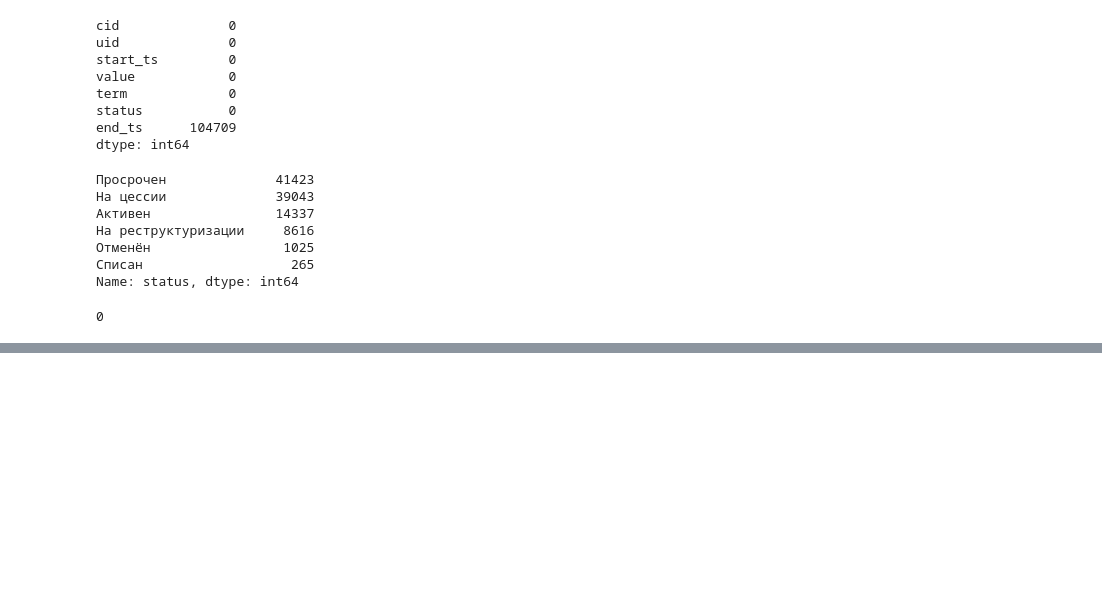
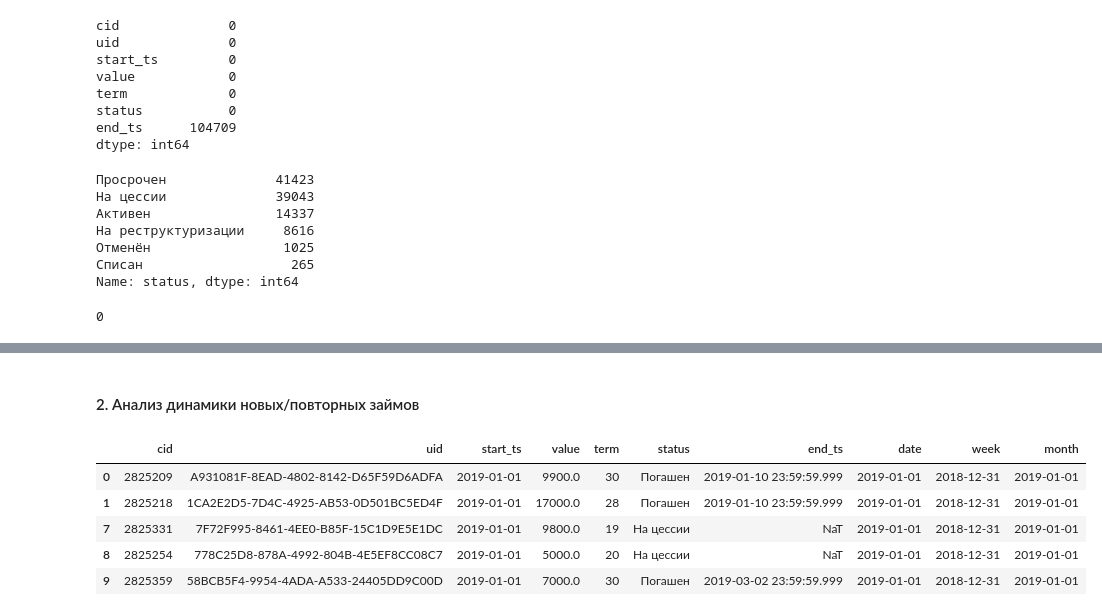
Before and after one commit to g0vn0c0d3r/da, a Jupyter notebook: data/Untitled.ipynb, the cells around one changed output, grey strips where cells are left out. Drawn from its saved outputs; the diff is of its cells as text; code cells hidden in the pictures; blank space fills up the shorter version.

```diff
--- a/data/Untitled.ipynb
+++ b/data/Untitled.ipynb
@@ -171,0 +242,19 @@ loans.duplicated().sum()
+# %% [markdown]
+#### 2. Анализ динамики новых/повторных займов
+# %%
+# у нас уже есть сгруппированные по месяцам данные о регистрациях, теперь тоже самое нужно сделать с займами
+# но для начала - добавить в таблицу loans столбцы: date, week, month - день, неделя и месяц регистрации
+
+loans['date'] = loans['start_ts'].dt.date
+loans['week'] = loans['start_ts'].dt.to_period('W').apply(lambda r: r.start_time)
+loans['month'] = loans['start_ts'].astype('datetime64[M]')
+
+# проверяем
+loans.head()
+# %% [output]
+|  | cid | uid | start_ts | value | term | status | end_ts | date | week | month |
+| 0 | 2825209 | A931081F-8EAD-4802-8142-D65F59D6ADFA | 2019-01-01 | 9900.0 | 30 | Погашен | 2019-01-10 23:59:59.999 | 2019-01-01 | 2018-12-31 | 2019-01-01 |
+| 1 | 2825218 | 1CA2E2D5-7D4C-4925-AB53-0D501BC5ED4F | 2019-01-01 | 17000.0 | 28 | Погашен | 2019-01-10 23:59:59.999 | 2019-01-01 | 2018-12-31 | 2019-01-01 |
+| 7 | 2825331 | 7F72F995-8461-4EE0-B85F-15C1D9E5E1DC | 2019-01-01 | 9800.0 | 19 | На цессии | NaT | 2019-01-01 | 2018-12-31 | 2019-01-01 |
+| 8 | 2825254 | 778C25D8-878A-4992-804B-4E5EF8CC08C7 | 2019-01-01 | 5000.0 | 20 | На цессии | NaT | 2019-01-01 | 2018-12-31 | 2019-01-01 |
+| 9 | 2825359 | 58BCB5F4-9954-4ADA-A533-24405DD9C00D | 2019-01-01 | 7000.0 | 30 | Погашен | 2019-03-02 23:59:59.999 | 2019-01-01 | 2018-12-31 | 2019-01-01 |
```
Also changed, not shown: parts of 19 cells of this notebook.
